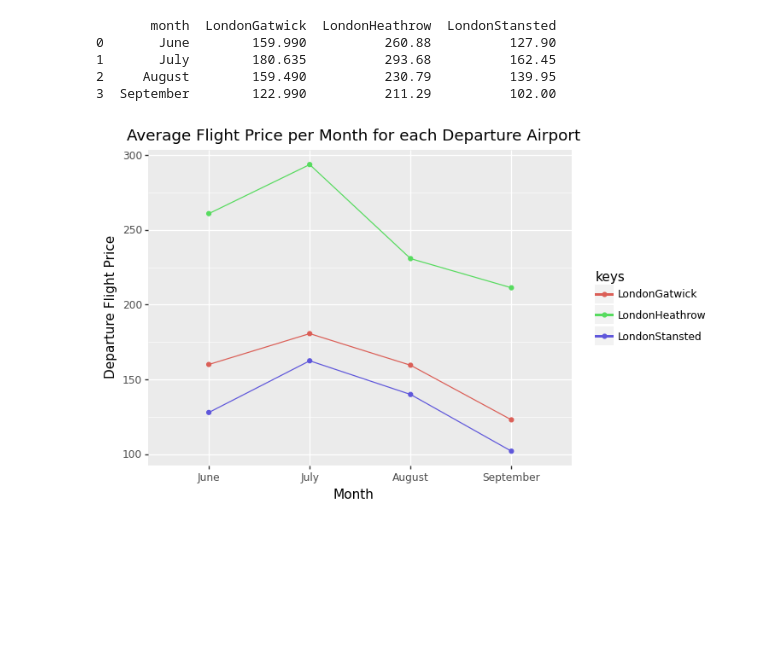
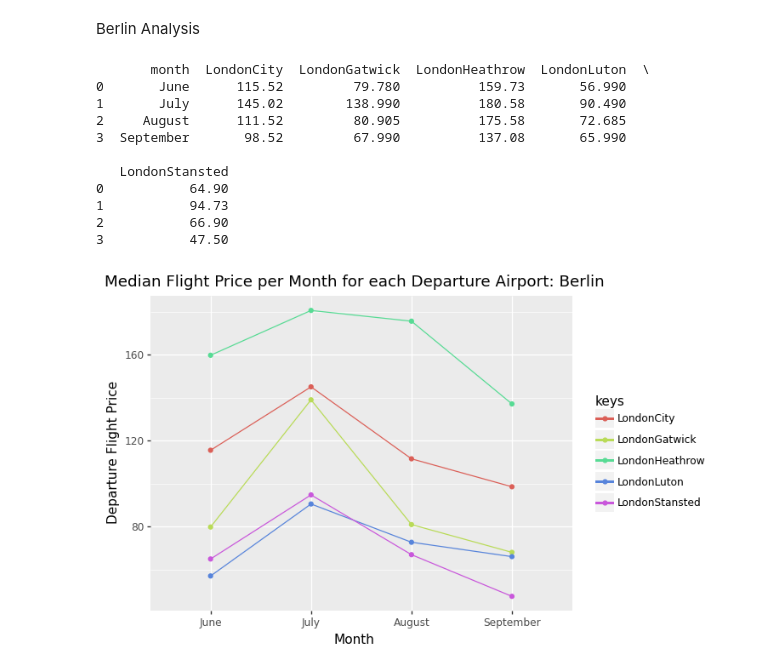
Before and after one commit to Sevnhutsjr/LSE-DS105-Wandermetrics, a Jupyter notebook: Visualisations/dep_airport_analysis.ipynb, the cells around one changed output. Drawn from its saved outputs; the diff is of its cells as text; code cells hidden in the pictures; blank space fills up the shorter version.

Commit message:
graphs

```diff
--- a/Visualisations/dep_airport_analysis.ipynb
+++ b/Visualisations/dep_airport_analysis.ipynb
@@ -113,9 +8,0 @@ df_rome = pd.read_csv("../Data_API/dep_flights/depFlight_0320/rome_0320.csv")
-# %%
-dep_airport_analysis(df_rome)
-# %% [output]
-       month  LondonGatwick  LondonHeathrow  LondonStansted
-0       June        159.990          260.88          127.90
-1       July        180.635          293.68          162.45
-2     August        159.490          230.79          139.95
-3  September        122.990          211.29          102.00
-[figure, removed]
@@ -121,0 +95,19 @@ dep_airport_analysis(df_rome)
+# %% [markdown]
+Berlin Analysis
+# %%
+df_berlin = pd.read_csv("../dep_flights/depFlights_0320/berlin_0320.csv")
+# %%
+dep_airport_median_price(df_berlin, 'Berlin')
+# %% [output]
+       month  LondonCity  LondonGatwick  LondonHeathrow  LondonLuton  \
+0       June      115.52         79.780          159.73       56.990
+1       July      145.02        138.990          180.58       90.490
+2     August      111.52         80.905          175.58       72.685
+3  September       98.52         67.990          137.08       65.990
+
+   LondonStansted
+0           64.90
+1           94.73
+2           66.90
+3           47.50
+[figure, added]
```
Also changed, not shown: parts of 40 cells of this notebook, 1 other file.
